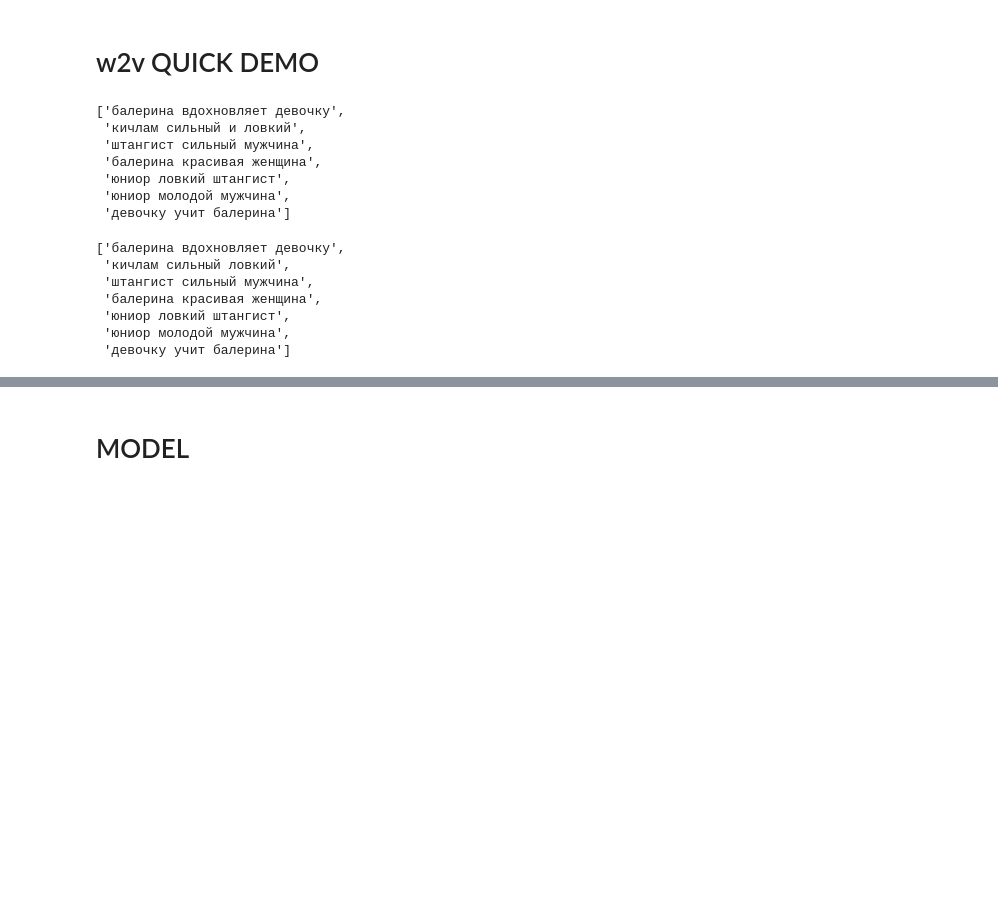
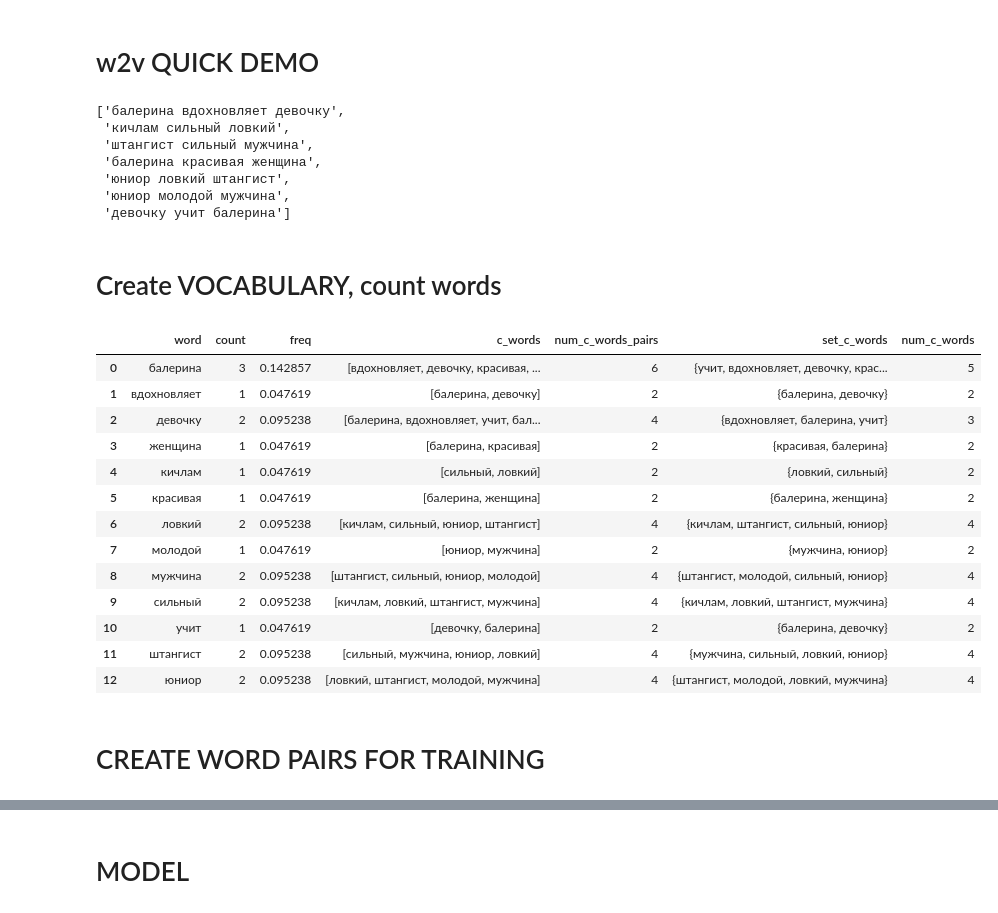
Before and after one commit to ftk1000/w2v_ftk1000, a Jupyter notebook: w2v_tf_fast.ipynb, the cells around one changed output, grey strips where cells are left out. Cells and saved outputs as stored; diff of their text form; code cells hidden in the pictures; blank space fills up the shorter version.

```diff
--- a/w2v_tf_fast.ipynb
+++ b/w2v_tf_fast.ipynb
@@ -82,21 +82,9 @@ text = "Балерина вдохновляет девочку. КИЧЛАМ с
 # text = "Балерина вдохновляет девочку. КИЧЛАМ ловкий, и у него есть сила. Мужчина - штангист, он - сила. Эта женщина - балерина, она красивая. \
 # Этот юниор - начинающий штангист. Юниор молодой мужчина. Девочку учит балерина."
 
-
 # corpus = [s.lower().strip().split() for s in re.split(r'(?<=[^A-Z].[.?]) +(?=[A-Z])', text)[0].split('.')[:-1] ]
 corpus = [s.lower().replace('- ','').replace(',','').strip() for s in re.split(r'(?<=[^A-Z].[.?]) +(?=[A-Z])', text)[0].split('.')[:-1] ]
-# corpus = [ re.sub('-,', s.lower().strip()) for s in re.split(r'(?<=[^A-Z].[.?]) +(?=[A-Z])', text)[0].split('.')[:-1] ]
-# re.sub('[(){}<>]', '', name)
-
-corpus
+# corpus
-# %% [output]
-['балерина вдохновляет девочку',
- 'кичлам сильный и ловкий',
- 'штангист сильный мужчина',
- 'балерина красивая женщина',
- 'юниор ловкий штангист',
- 'юниор молодой мужчина',
- 'девочку учит балерина']
 # %%
 def remove_stop_words(corpus):
     stop_words = ['is', 'a', 'will', 'be', 'и', 'он', 'этот', 'она']
@@ -119,3 +107,5 @@ corpus
  'юниор ловкий штангист',
  'юниор молодой мужчина',
  'девочку учит балерина']
+# %% [markdown]
+# Create VOCABULARY, count words
@@ -122 +136,53 @@ corpus
+# %%
+# sentences = [s.split(' ') for s in corpus]
+
+# vocab=[]
+# for ss in sentences:
+#   vocab += ss
+# vocab = sorted(set(vocab))
+
+# initialize dictionary of context words
+context_words = {}
+for w in vocab:
+  context_words[w] = []
+
+word2int = {}
+for i,word in enumerate(vocab):
+    word2int[word] = i
+# print('word2int=', word2int)
+
+WINDOW_SIZE = 2
+data = []
+for sentence in sentences:
+    for idx, word in enumerate(sentence):
+        for neighbor in sentence[max(idx - WINDOW_SIZE, 0) : min(idx + WINDOW_SIZE, len(sentence)) + 1] :
+            if neighbor != word:
+                data.append([word, neighbor])
+                context_words[word].append(neighbor)
+
+df_context_words = pd.DataFrame({'word': list(context_words.keys()),   'c_words': list(context_words.values())})
+df_context_words['num_c_words_pairs'] = [ len(wrds) for wrds in list(context_words.values()) ]
+df_context_words['set_c_words'] = [ set(wrds) for wrds in list(context_words.values()) ]
+df_context_words['num_c_words'] = [ len(set(wrds)) for wrds in list(context_words.values()) ]
+# df_context_words
+# %%
+df_vocab = df_vocab.merge( df_context_words, how='outer',on=['word'] )
+df_vocab
+# %% [output]
+|  | word | count | freq | c_words | num_c_words_pairs | set_c_words | num_c_words |
+| 0 | балерина | 3 | 0.142857 | [вдохновляет, девочку, красивая, ... | 6 | {учит, вдохновляет, девочку, крас... | 5 |
+| 1 | вдохновляет | 1 | 0.047619 | [балерина, девочку] | 2 | {балерина, девочку} | 2 |
+| 2 | девочку | 2 | 0.095238 | [балерина, вдохновляет, учит, бал... | 4 | {вдохновляет, балерина, учит} | 3 |
+| 3 | женщина | 1 | 0.047619 | [балерина, красивая] | 2 | {красивая, балерина} | 2 |
+| 4 | кичлам | 1 | 0.047619 | [сильный, ловкий] | 2 | {ловкий, сильный} | 2 |
+| 5 | красивая | 1 | 0.047619 | [балерина, женщина] | 2 | {балерина, женщина} | 2 |
+| 6 | ловкий | 2 | 0.095238 | [кичлам, сильный, юниор, штангист] | 4 | {кичлам, штангист, сильный, юниор} | 4 |
+| 7 | молодой | 1 | 0.047619 | [юниор, мужчина] | 2 | {мужчина, юниор} | 2 |
+| 8 | мужчина | 2 | 0.095238 | [штангист, сильный, юниор, молодой] | 4 | {штангист, молодой, сильный, юниор} | 4 |
+| 9 | сильный | 2 | 0.095238 | [кичлам, ловкий, штангист, мужчина] | 4 | {кичлам, ловкий, штангист, мужчина} | 4 |
+| 10 | учит | 1 | 0.047619 | [девочку, балерина] | 2 | {балерина, девочку} | 2 |
+| 11 | штангист | 2 | 0.095238 | [сильный, мужчина, юниор, ловкий] | 4 | {мужчина, сильный, ловкий, юниор} | 4 |
+| 12 | юниор | 2 | 0.095238 | [ловкий, штангист, молодой, мужчина] | 4 | {штангист, молодой, ловкий, мужчина} | 4 |
+# %% [markdown]
+# CREATE WORD PAIRS FOR TRAINING
 # %%
```
Also changed, not shown: parts of 2 cells of this notebook.
